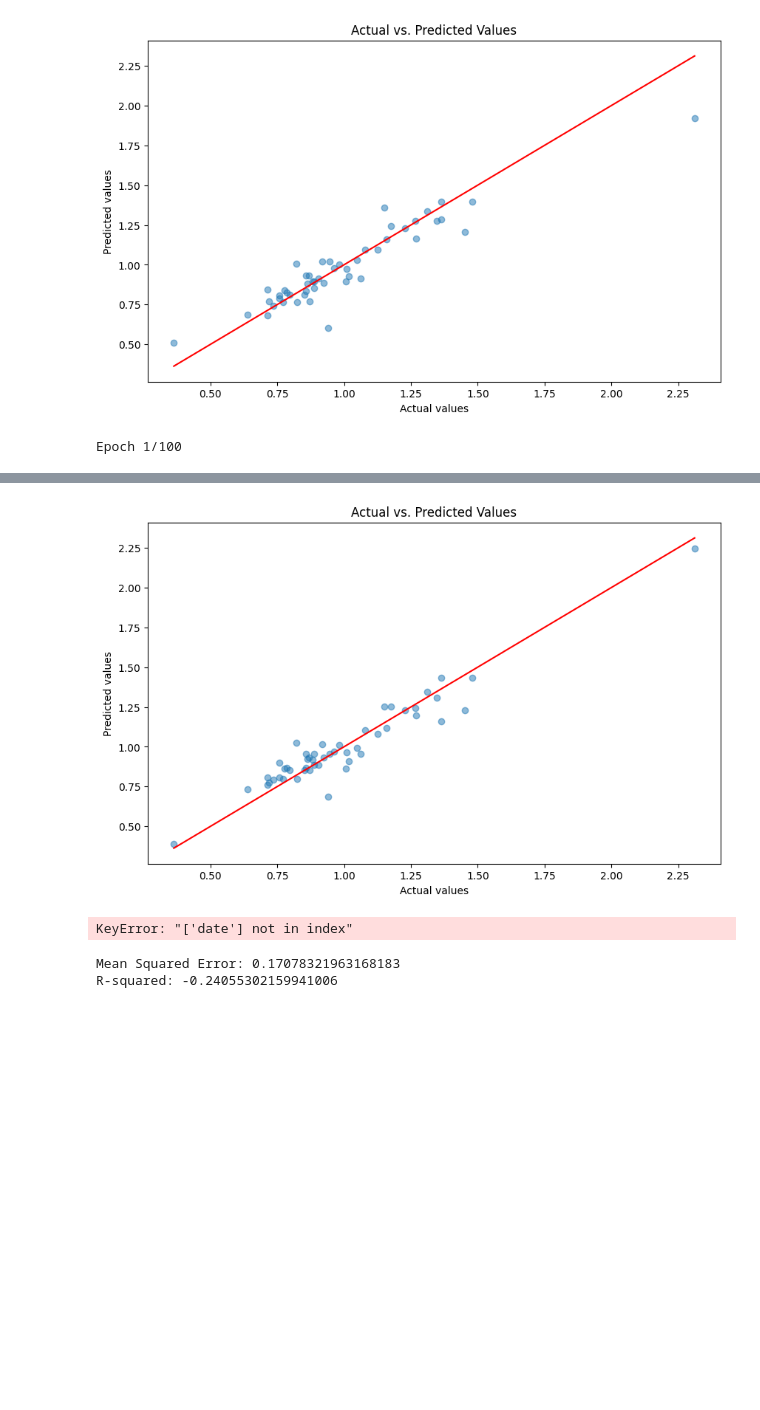
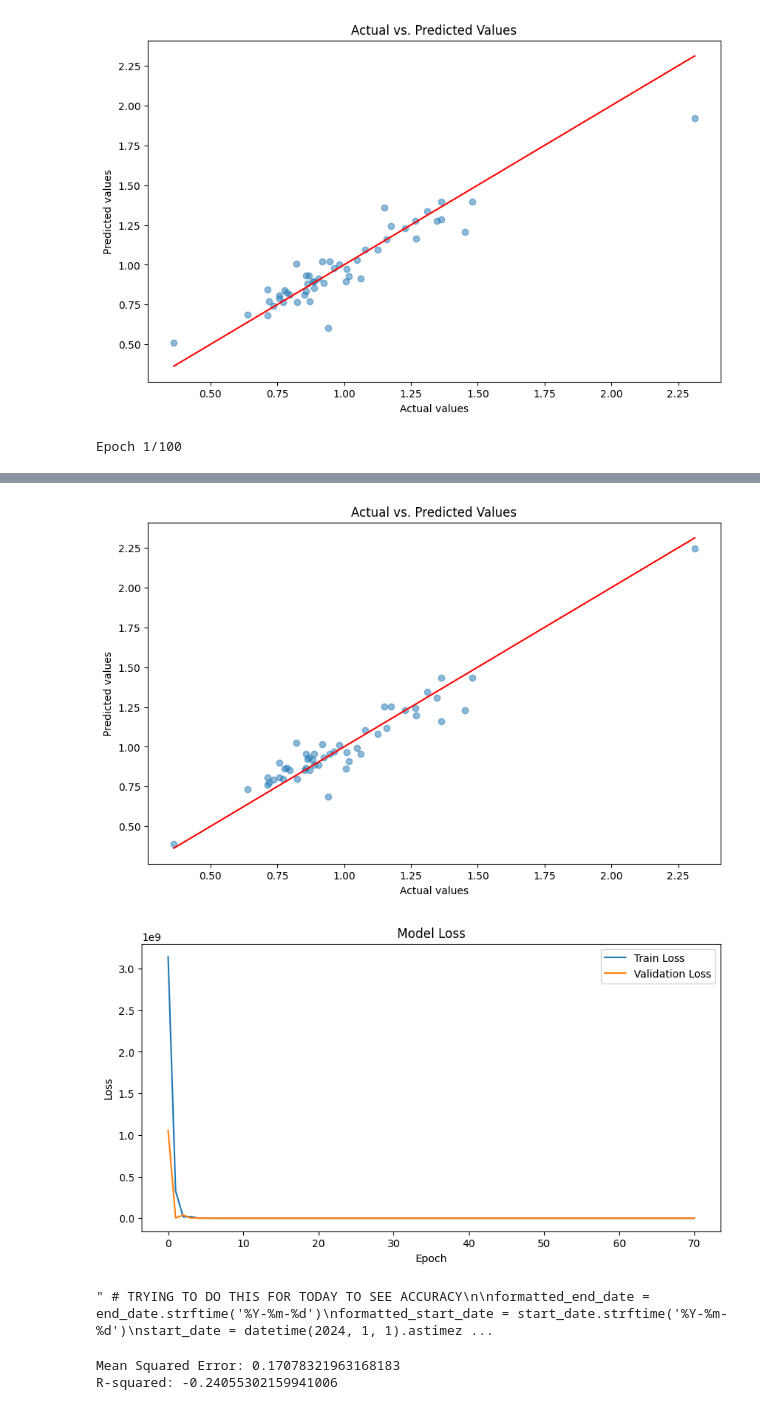
Before and after one commit to amirtarkian/DataModels2024, a Jupyter notebook: data/models.ipynb, the cells around one changed output, grey strips where cells are left out. Drawn from its saved outputs; the diff is of its cells as text; code cells hidden in the pictures; blank space fills up the shorter version.

Commit message:
tryng to get accuracy

```diff
--- a/data/models.ipynb
+++ b/data/models.ipynb
@@ -185,7 +185,7 @@ early_stopping = EarlyStopping(monitor='val_loss', patience=10, restore_best_wei
 
 model.compile(optimizer='adam', loss='mse')
 
-model.fit(X_train, y_train, epochs=100, batch_size=10, validation_split=0.2, callbacks=[early_stopping])
+history = model.fit(X_train, y_train, epochs=100, batch_size=10, validation_split=0.2, callbacks=[early_stopping])
 
 predictions = model.predict(X_test)
 
@@ -202,6 +202,28 @@ plt.xlabel('Actual values')
 plt.ylabel('Predicted values')
 plt.plot([min(y_test), max(y_test)], [min(y_test), max(y_test)], color='red')  # Diagonal line
 plt.show()
+
+# Plotting loss
+plt.figure(figsize=(10, 5))
+plt.plot(history.history['loss'], label='Train Loss')
+plt.plot(history.history['val_loss'], label='Validation Loss')
+plt.title('Model Loss')
+plt.ylabel('Loss')
+plt.xlabel('Epoch')
+plt.legend(loc='upper right')
+plt.show()
+
+# Ensure this part is applicable only if you're tracking accuracy for a classification problem
+if 'accuracy' in history.history:
+    plt.figure(figsize=(10, 5))
+    plt.plot(history.history['accuracy'], label='Train Accuracy')
+    plt.plot(history.history['val_accuracy'], label='Validation Accuracy')
+    plt.title('Model Accuracy')
+    plt.ylabel('Accuracy')
+    plt.xlabel('Epoch')
+    plt.legend(loc='lower right')
+    plt.show()
+
 
 """ # TRYING TO DO THIS FOR TODAY TO SEE ACCURACY
 
@@ -249,7 +271,8 @@ Epoch 7/100
 Mean Squared Error: 0.007863831866150126
 R-squared: 0.9094578249434065
 [figure]
+[figure, added]
-KeyError: "['date'] not in index"
+" # TRYING TO DO THIS FOR TODAY TO SEE ACCURACY\n\nformatted_end_date = end_date.strftime('%Y-%m-%d')\nformatted_start_date = start_date.strftime('%Y-%m-%d')\nstart_date = datetime(2024, 1, 1).astimez ...
 # %%
 # DECISION TREE MODEL AND SMOOTHED
 
```
Also changed, not shown: parts of 1 cell of this notebook.
